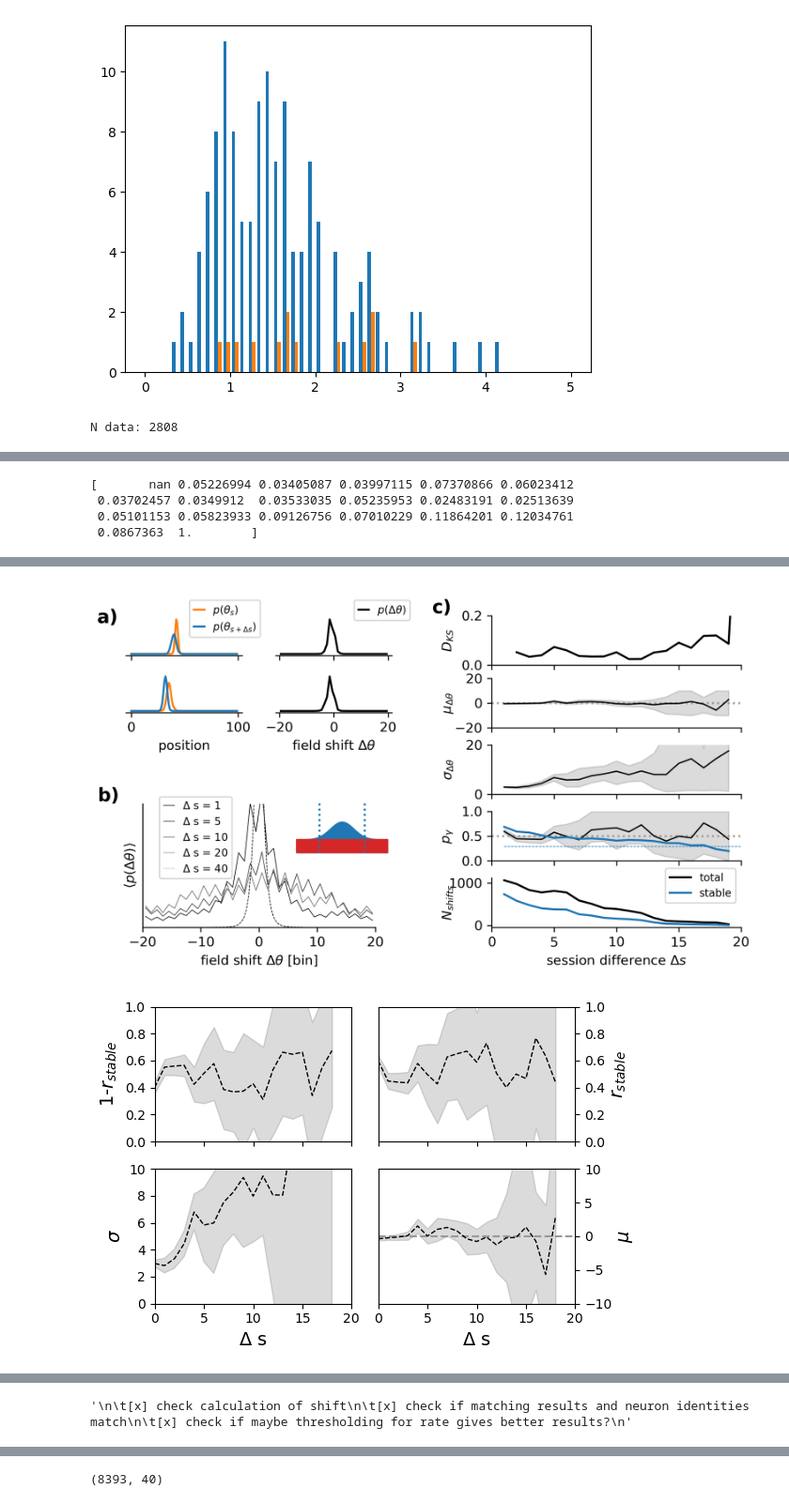
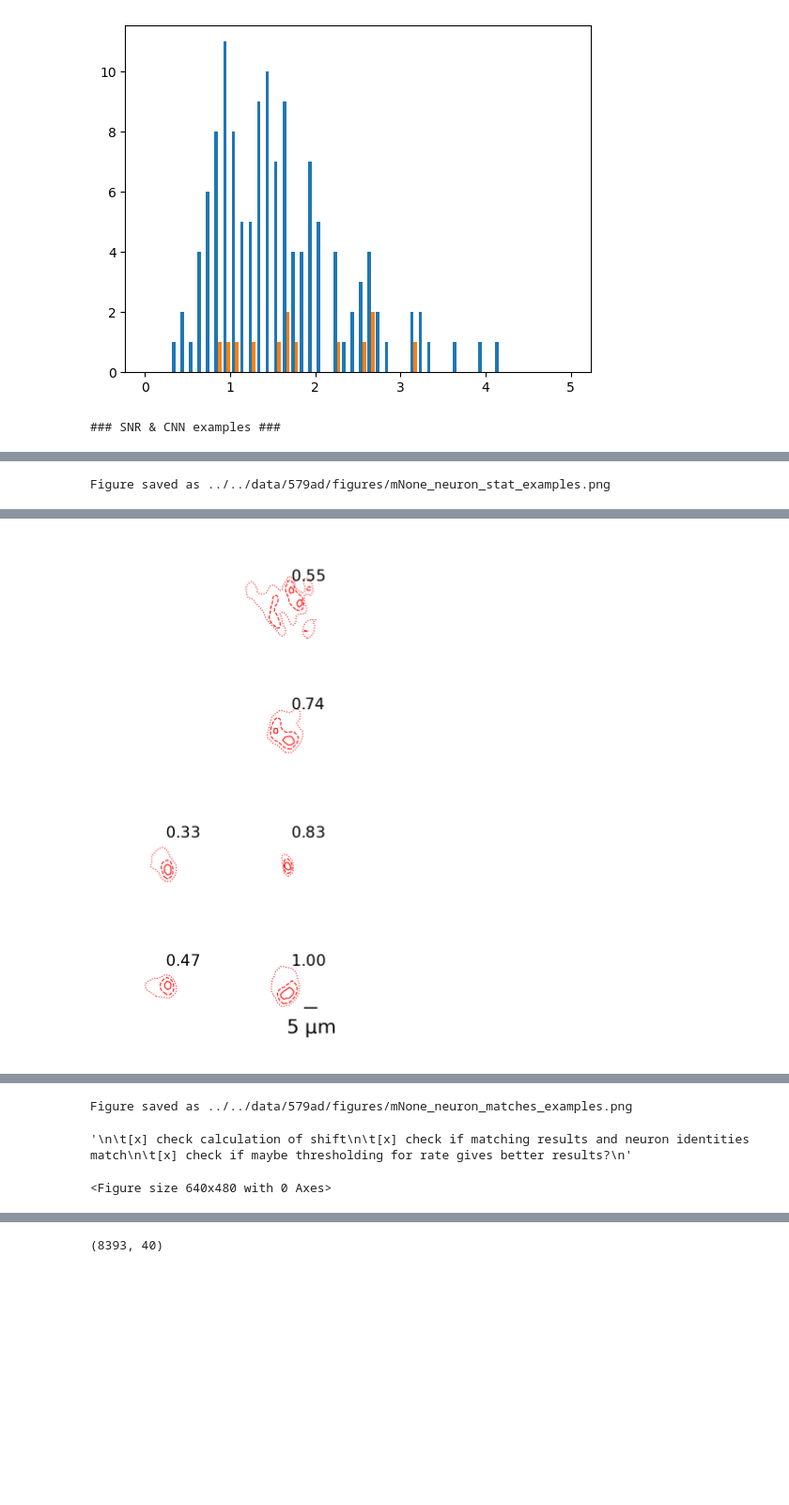
Before and after one commit to woxxel/PC_analysis, a Jupyter notebook: placefield_dynamics/cluster_analysis.ipynb, the cells around one changed output, grey strips where cells are left out. Shown at 94% size. Saved outputs shown, nothing was run; the diff lists cells and outputs as text; code cells hidden in the pictures; blank space fills up the shorter version.

```diff
--- a/placefield_dynamics/cluster_analysis.ipynb
+++ b/placefield_dynamics/cluster_analysis.ipynb
@@ -184,30 +185,30 @@ ax.hist(
 [figure]
 # %%
 # c.setup_plots()
-# c.plot_turnover_mechanism('act')
-# c.plot_turnover_mechanism('PC')
-# c.plot_matching_results()
+# c.plot_turnover_mechanism('act',sv=True)
+# c.plot_turnover_mechanism('PC',sv=True)
+# c.plot_matching_results(sv=True)
 # c.update_status(A_thr=1,A0_thr=0,reliability_thr=0.2,sigma_thr=.5,fr_thr=0.01,CI_thr=0)
-# c.plot_recurrence()
-# c.plot_stats()
-# c.plot_PC_stats()
-# c.plot_firingmaps()
-c.plot_stability_dynamics()
+# c.plot_recurrence(sv=True)
+# c.plot_stats(sv=True)
+# c.plot_PC_stats(sv=True)
+# c.plot_firingmaps(sv=True)
+# c.plot_stability_dynamics(sv=True)
 # c.plot_param_dependent_stability(iterate_var=('fr_thr',np.linspace(0.0,0.1,6)))
 # c.plot_network_dynamics()
-# c.plot_coding_stats()
+# c.plot_coding_stats(sv=True)
 # c.plot_neuron_remapping()
-# c.plot_neuron_examples()
-# c.plot_pv_correlations()
-# c.plot_example_draw()
-# c.plot_corr_pairs()
-# c.plot_sdep_stability()
-# c.plot_alt_pf_detection()
-# c.plot_multi_modes()
+c.plot_neuron_examples(sv=True)
+# c.plot_pv_correlations(sv=True)
+# c.plot_example_draw(sv=True)
+# c.plot_corr_pairs(sv=True)
+# c.plot_sdep_stability(sv=True)
+# c.plot_alt_pf_detection(sv=True)
+# c.plot_multi_modes(sv=True)
 """
 	[x] check calculation of shift
 	[x] check if matching results and neuron identities match
 	[x] check if maybe thresholding for rate gives better results?
 """
 # %% [output]
-N data: 2808
+### SNR & CNN examples ###
@@ -214,4 +216 @@ N data: 2808
-[       nan 0.05226994 0.03405087 0.03997115 0.07370866 0.06023412
- 0.03702457 0.0349912  0.03533035 0.05235953 0.02483191 0.02513639
- 0.05101153 0.05823933 0.09126756 0.07010229 0.11864201 0.12034761
- 0.0867363  1.        ]
+Figure saved as ../../data/579ad/figures/mNone_neuron_stat_examples.png
@@ -220,2 +218 @@ WARNING:matplotlib.text:posx and posy should be finite values
-[figure, old version]
-[figure, old version]
+[figure, new version]
@@ -223 +219,3 @@ WARNING:matplotlib.text:posx and posy should be finite values
-'\n\t[x] check calculation of shift\n\t[x] check if matching results and neuron identities match\n\t[x] check if maybe thresholding for rate gives better results?\n'
+Figure saved as ../../data/579ad/figures/mNone_neuron_matches_examples.png
+'\n\t[x] check calculation of shift\n\t[x] check if matching results and neuron identities match\n\t[x] check if maybe thresholding for rate gives better results?\n'
+<Figure size 640x480 with 0 Axes>
```
Also changed, not shown: parts of 5 cells of this notebook, 9 other files.
